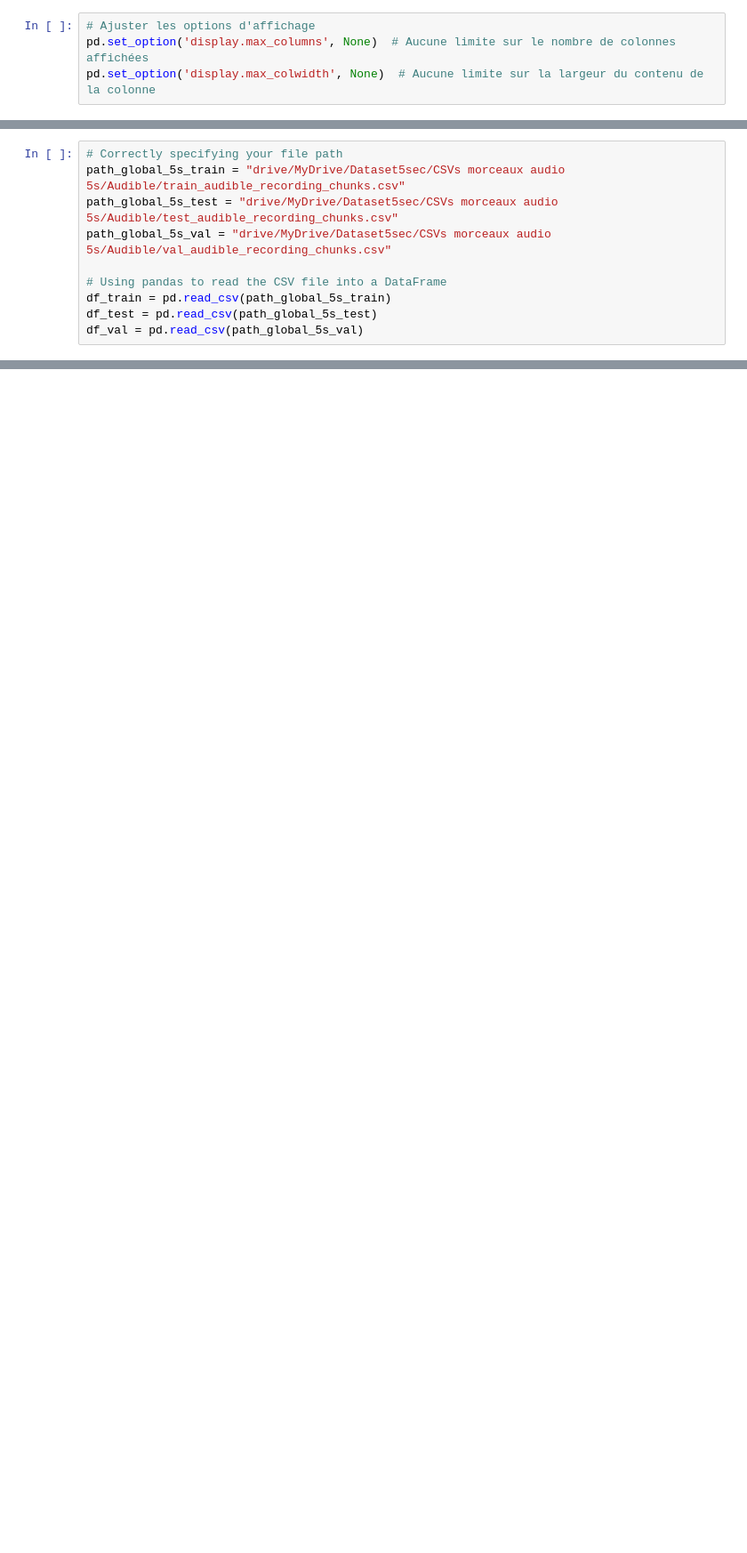
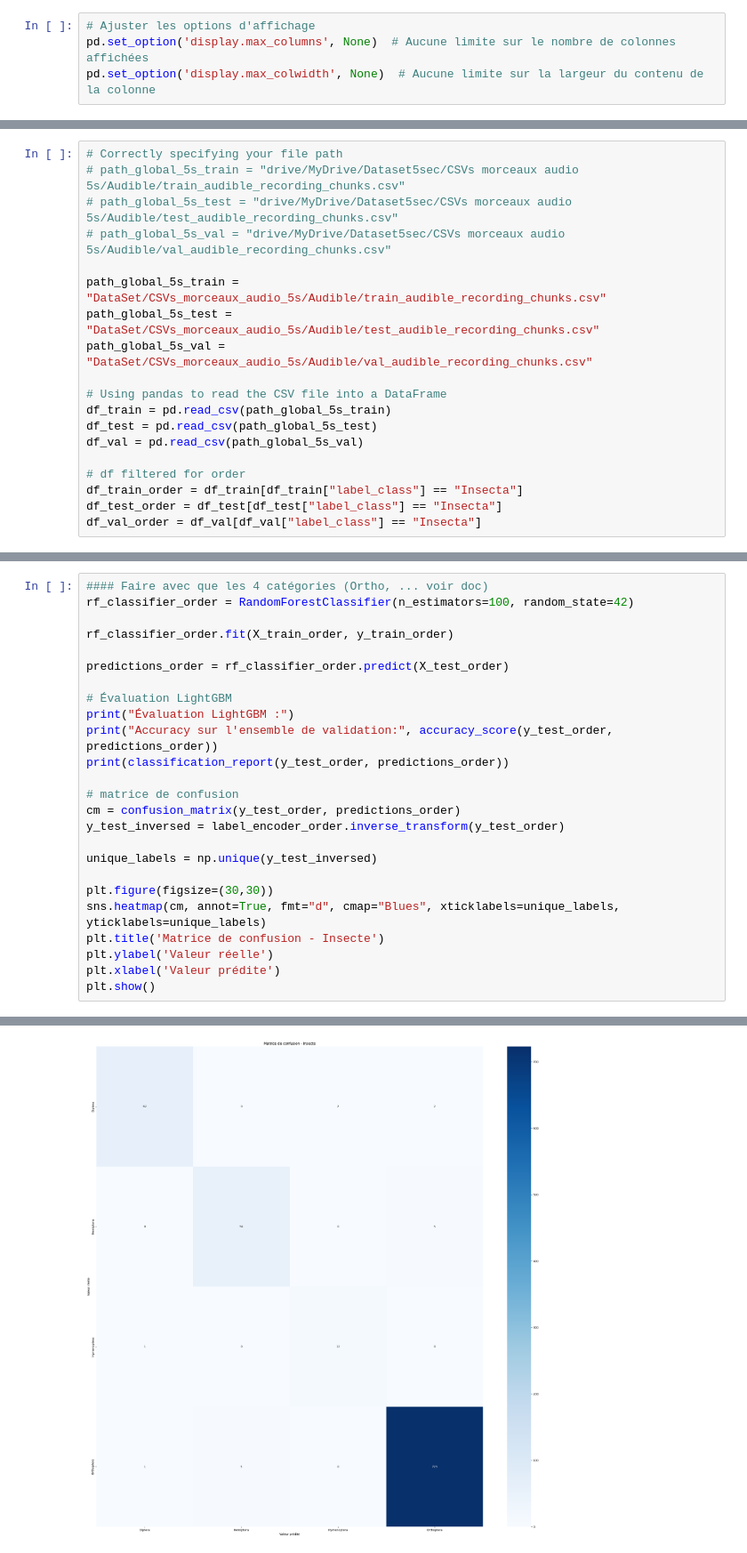
Before and after one commit to LorisGaven/OrthopteraStridulationClassifier, a Jupyter notebook: Notebooks/XgBoost/Random_forest.ipynb, the cells around one changed output, grey strips where cells are left out. Shown at 89% size. Cells and saved outputs as stored; diff of their text form; blank space fills up the shorter version.

```diff
--- a/Notebooks/XgBoost/Random_forest.ipynb
+++ b/Notebooks/XgBoost/Random_forest.ipynb
@@ -34,13 +46,22 @@ pwd
 # %%
 # Correctly specifying your file path
-path_global_5s_train = "drive/MyDrive/Dataset5sec/CSVs morceaux audio 5s/Audible/train_audible_recording_chunks.csv"
-path_global_5s_test = "drive/MyDrive/Dataset5sec/CSVs morceaux audio 5s/Audible/test_audible_recording_chunks.csv"
-path_global_5s_val = "drive/MyDrive/Dataset5sec/CSVs morceaux audio 5s/Audible/val_audible_recording_chunks.csv"
+# path_global_5s_train = "drive/MyDrive/Dataset5sec/CSVs morceaux audio 5s/Audible/train_audible_recording_chunks.csv"
+# path_global_5s_test = "drive/MyDrive/Dataset5sec/CSVs morceaux audio 5s/Audible/test_audible_recording_chunks.csv"
+# path_global_5s_val = "drive/MyDrive/Dataset5sec/CSVs morceaux audio 5s/Audible/val_audible_recording_chunks.csv"
+
+path_global_5s_train = "DataSet/CSVs_morceaux_audio_5s/Audible/train_audible_recording_chunks.csv"
+path_global_5s_test = "DataSet/CSVs_morceaux_audio_5s/Audible/test_audible_recording_chunks.csv"
+path_global_5s_val = "DataSet/CSVs_morceaux_audio_5s/Audible/val_audible_recording_chunks.csv"
 
 # Using pandas to read the CSV file into a DataFrame
 df_train = pd.read_csv(path_global_5s_train)
 df_test = pd.read_csv(path_global_5s_test)
 df_val = pd.read_csv(path_global_5s_val)
+
+# df filtered for order
+df_train_order = df_train[df_train["label_class"] == "Insecta"]
+df_test_order = df_test[df_test["label_class"] == "Insecta"]
+df_val_order = df_val[df_val["label_class"] == "Insecta"]
 # %%
 from sklearn.preprocessing import LabelEncoder
 
@@ -232,0 +292,26 @@ weighted avg       0.80      0.74      0.63      1414
+# %%
+#### Faire avec que les 4 catégories (Ortho, ... voir doc)
+rf_classifier_order = RandomForestClassifier(n_estimators=100, random_state=42)
+
+rf_classifier_order.fit(X_train_order, y_train_order)
+
+predictions_order = rf_classifier_order.predict(X_test_order)
+
+# Évaluation LightGBM
+print("Évaluation LightGBM :")
+print("Accuracy sur l'ensemble de validation:", accuracy_score(y_test_order, predictions_order))
+print(classification_report(y_test_order, predictions_order))
+
+# matrice de confusion
+cm = confusion_matrix(y_test_order, predictions_order)
+y_test_inversed = label_encoder_order.inverse_transform(y_test_order)
+
+unique_labels = np.unique(y_test_inversed)
+
+plt.figure(figsize=(30,30))
+sns.heatmap(cm, annot=True, fmt="d", cmap="Blues", xticklabels=unique_labels, yticklabels=unique_labels)
+plt.title('Matrice de confusion - Insecte')
+plt.ylabel('Valeur réelle')
+plt.xlabel('Valeur prédite')
+plt.show()
+# %% [output]
@@ -232,0 +330 @@ weighted avg       0.80      0.74      0.63      1414
+[figure, added]
```
Also changed, not shown: parts of 11 cells of this notebook, 4 other files.
